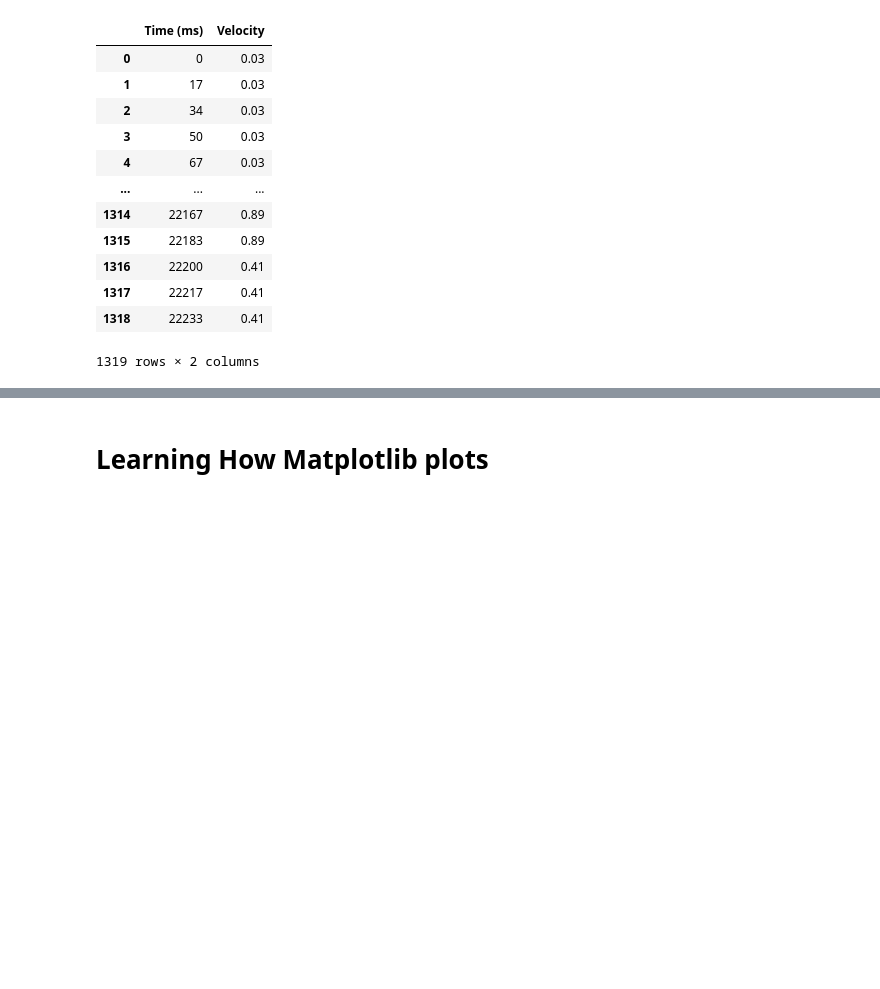
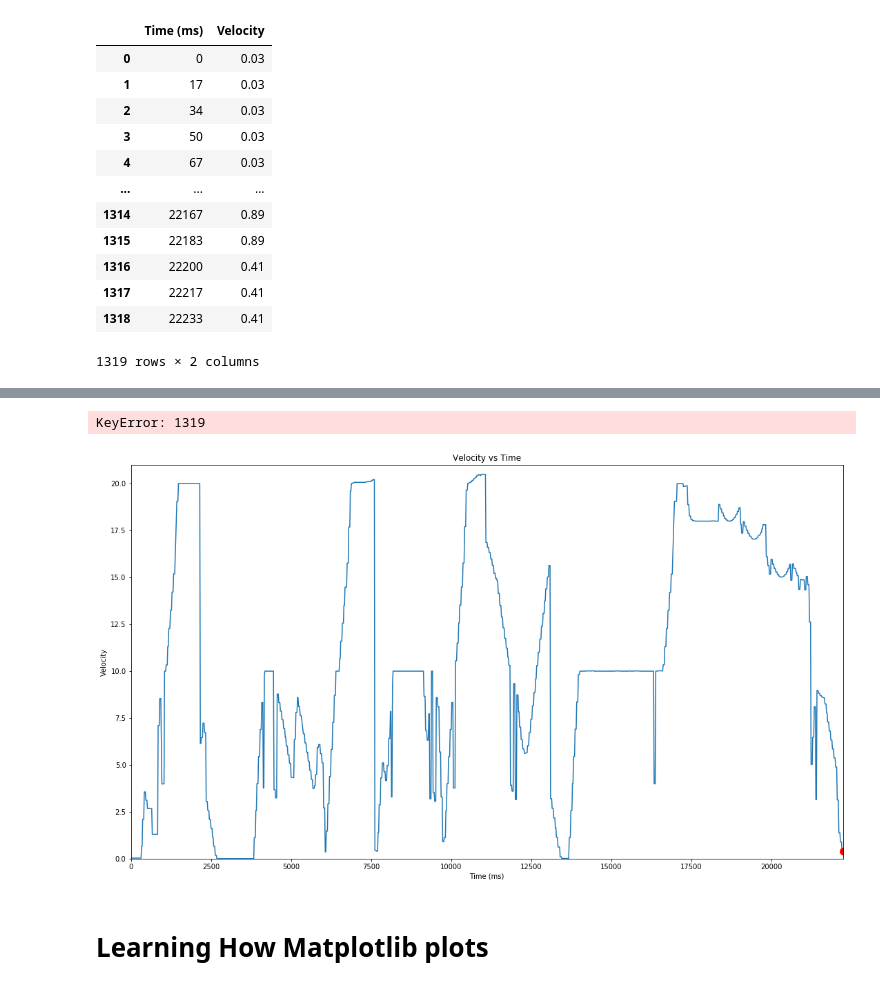
Before and after one commit to progressEdd/projects, a Jupyter notebook: Animating-Velocity-Graph/Animating-Velocity-Graph.ipynb, the cells around one changed output, grey strips where cells are left out. Saved outputs shown, nothing was run; the diff lists cells and outputs as text; code cells hidden in the pictures; blank space fills up the shorter version.

```diff
--- a/Animating-Velocity-Graph/Animating-Velocity-Graph.ipynb
+++ b/Animating-Velocity-Graph/Animating-Velocity-Graph.ipynb
@@ -140,3 +228,65 @@ plt.show()
+# %%
+x_df = df["Time (ms)"]
+y_df = df["Velocity"]
+x_max = int(np.ceil(df["Time (ms)"].max()))
+y_max = int(np.ceil(df["Velocity"].max()))
+
+time_seconds = x_df.iloc[-1]/1000
+framerate = 60
+totalFrames = int(round(framerate * time_seconds))
+
+# First set up the figure, the axis, and the plot element we want to animate
+fig = plt.figure()
+fig.set_size_inches(18.5, 10.5)
+fig.savefig('test2png.png', dpi=100)
+
+# transparency settings for the figure
+#fig.patch.set_alpha(0.)
+
+ax = plt.axes(xlim=(0, x_max), ylim=(0, y_max))
+ax.set(title='Velocity vs Time',
+           ylabel="Velocity",
+           xlabel="Time (ms)")
+
+# transparency settings for the plot area
+#ax.patch.set_facecolor('#ababab')
+#ax.patch.set_alpha(0)
+
+plt.plot(x_df, y_df)
+line, = plt.plot([], [], linestyle='none', marker = 'o', ms = 10, color='r')
+
+# initialization function: plot the background of each frame
+def init():
+    line.set_data([], [])
+    return line,
+
+# animation function.  This is called sequentially
+def animate(i):
+    if(i==0):
+        a = i+1
+    else:
+        a = i
+    x = x_df[i]
+    #print("x")
+    #print(x)
+    y = y_df[i]
+    line.set_data(x, y)
+    return line,
+
+# call the animator.  blit=True means only re-draw the parts that have changed.
+anim = animation.FuncAnimation(fig, animate, init_func=init,frames = totalFrames, interval=1, blit=True)
+
+# save the animation as an mp4.  This requires ffmpeg or mencoder to be
+# installed.  The extra_args ensure that the x264 codec is used, so that
+# the video can be embedded in html5.  You may need to adjust this for
+# your system: for more information, see
+# http://matplotlib.sourceforge.net/api/animation_api.html
+anim.save('dot_tracking_animation.mp4', fps=framerate, extra_args=['-vcodec', 'libx264'])
+
+plt.show()
+# %% [output]
+KeyError: 1319
+[figure, added]
 # %% [markdown]
 # Learning How Matplotlib plots
 # %%
```
Also changed, not shown: parts of 12 cells of this notebook, 4 other files.
